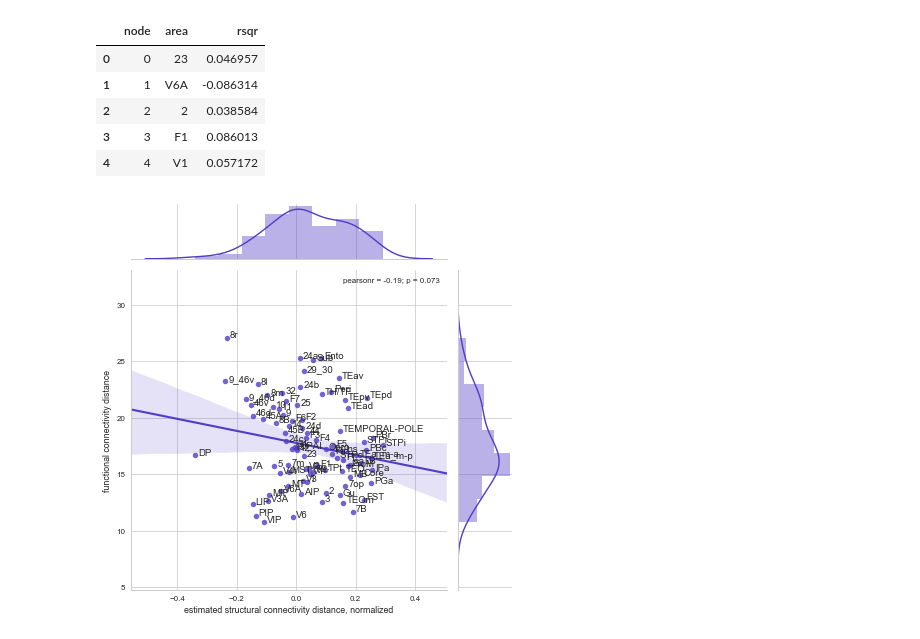
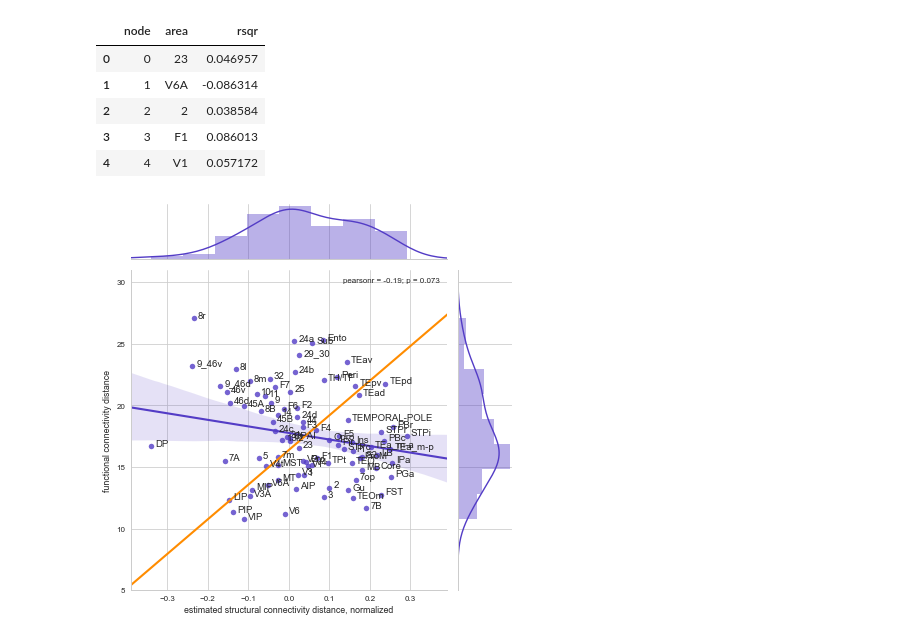
Before and after one commit to soligschlager/distconnect_macaque, a Jupyter notebook: 4_combined.ipynb, the cells around one changed output. Saved outputs shown, nothing was run; the diff lists cells and outputs as text; code cells hidden in the pictures.

Commit message:
adding perfect fit line to struct-func comparisons

```diff
--- a/4_combined.ipynb
+++ b/4_combined.ipynb
@@ -113,6 +113,8 @@ _ = ax.legend(loc=4, fontsize=10)
 df = df_func[df_func.area!='???'].merge(df_struct, how='left', on='area', suffixes=['_func', '_struct'])
 # %% [markdown]
 ### Direct comparison
+# %%
+sns.set_context('paper')
 # %%
 def label_point(x, y, val, ax):
     a = pd.concat({'x': x, 'y': y, 'val': val}, axis=1)
@@ -156,30 +168,46 @@ estimate = estimate.groupby('area').rsqr.mean().reset_index()
 estimate['structural_estimate'] = estimate.rsqr
 # %%
 df = df.merge(estimate[['area', 'structural_estimate']], on='area', how='left')
+# %%
+temp = df.condist_func / df.condist_func.std() * df.structural_estimate.std()
+df['condist_func_norm'] = temp - temp.mean() + df.structural_estimate.mean()
 # %%
 def label_point(x, y, val, ax):
     a = pd.concat({'x': x, 'y': y, 'val': val}, axis=1)
     for i, point in a.iterrows():
         ax.text(point['x']+.01, point['y'], str(point['val']))#, size='xx-small')
 
 
 g = sns.jointplot(x="structural_estimate",
                   y="condist_func",
                   data=df[df.condist_func.notnull()],
                   kind='reg',
                   color="#533cc6",
                   stat_func=pearsonr,
                   scatter_kws={"s": 30})
 
-plt.xlabel('estimated structural connectivity distance, normalized')
-plt.ylabel('functional connectivity distance')
 
 
 label_point(df.structural_estimate[df.condist_func.notnull()],
             df.condist_func[df.condist_func.notnull()],
             df.area[df.condist_func.notnull()],
             plt.gca())
 
+
+sns.regplot(x="condist_func_norm",
+            y="condist_func",
+            data=df[df.condist_func.notnull()],
+            scatter=False,
+            color='darkorange')
+
+
+plt.xlabel('estimated structural connectivity distance, normalized')
+plt.ylabel('functional connectivity distance')
+
+_ = plt.xlim(-.39, .39)
+_ = plt.ylim(5,31)
+
+
 g.savefig('/Users/sabine/Downloads/indirect_comparison_func_struct.png', dpi=300)
 # %% [output]
-[figure, old version]
+[figure, new version]
```
Also changed, not shown: parts of 1 cell of this notebook.
